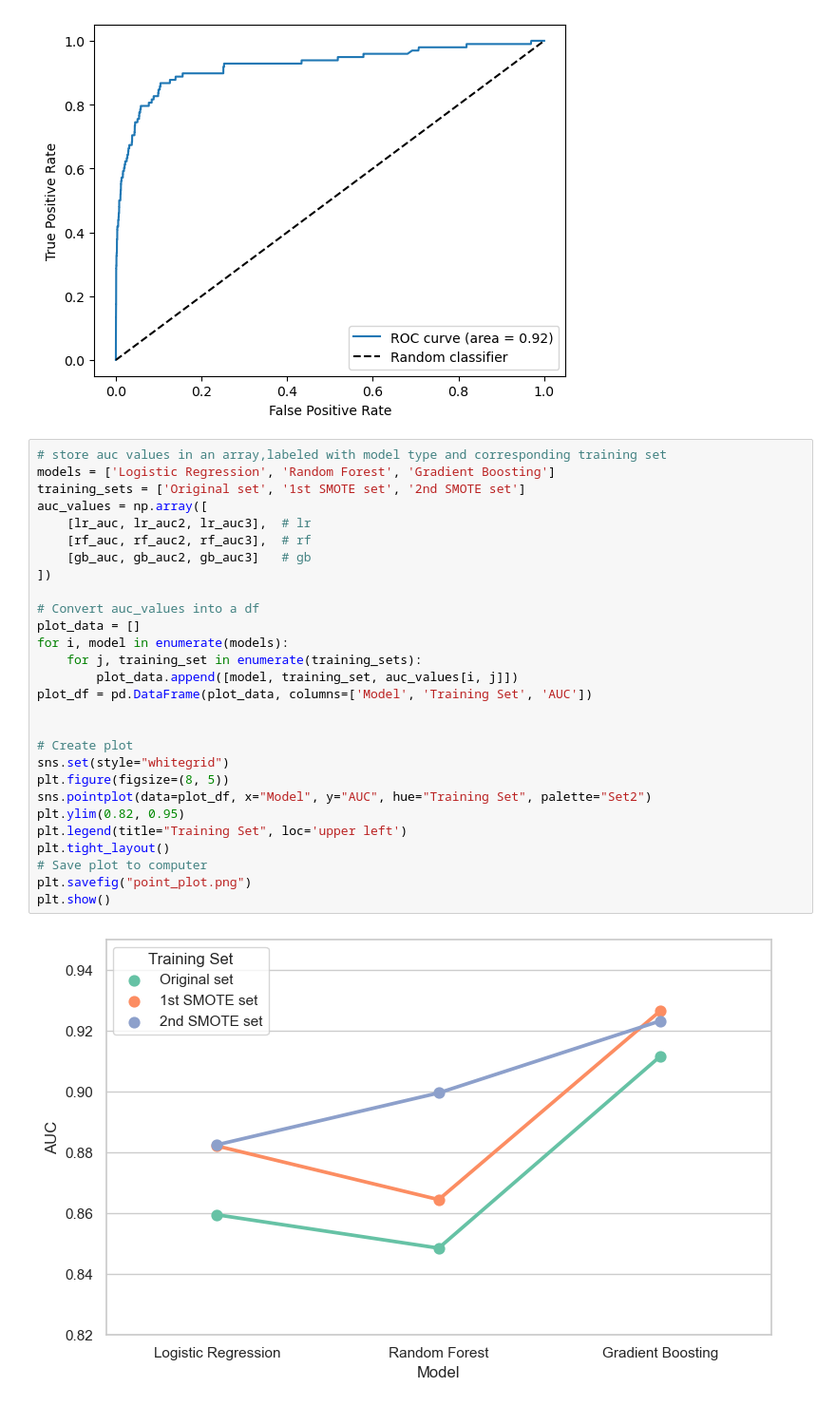
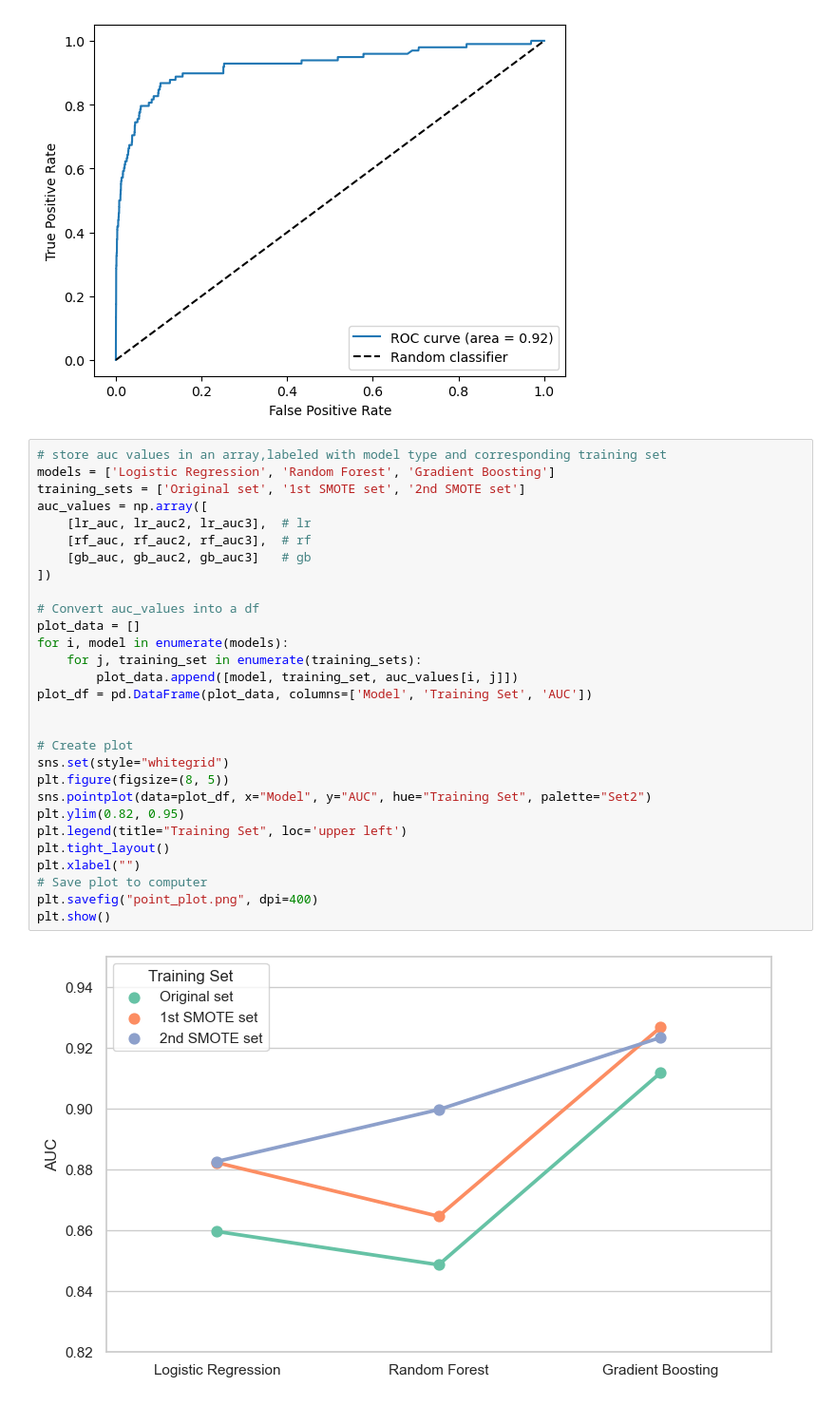
Before and after one commit to KyleDennis25/Credit-Card-Fraud-Detection, a Jupyter notebook: project.ipynb, the cells around one changed output. Shown at 95% size. Drawn from its saved outputs; the diff is of its cells as text.

Commit message:
Update project.ipynb
Added dpi parameter to increase the quality of the point plot. Also got rid of the x axis label of the point plot.

```diff
--- a/project.ipynb
+++ b/project.ipynb
@@ -270,30 +270,31 @@ auc of second SMOTE gb: 0.9232741492770433
 # %%
 # store auc values in an array,labeled with model type and corresponding training set
 models = ['Logistic Regression', 'Random Forest', 'Gradient Boosting']
 training_sets = ['Original set', '1st SMOTE set', '2nd SMOTE set']
 auc_values = np.array([
     [lr_auc, lr_auc2, lr_auc3],  # lr
     [rf_auc, rf_auc2, rf_auc3],  # rf
     [gb_auc, gb_auc2, gb_auc3]   # gb
 ])
 
 # Convert auc_values into a df
 plot_data = []
 for i, model in enumerate(models):
     for j, training_set in enumerate(training_sets):
         plot_data.append([model, training_set, auc_values[i, j]])
 plot_df = pd.DataFrame(plot_data, columns=['Model', 'Training Set', 'AUC'])
 
 
 # Create plot
 sns.set(style="whitegrid")
 plt.figure(figsize=(8, 5))
 sns.pointplot(data=plot_df, x="Model", y="AUC", hue="Training Set", palette="Set2")
 plt.ylim(0.82, 0.95)
 plt.legend(title="Training Set", loc='upper left')
 plt.tight_layout()
+plt.xlabel("")
 # Save plot to computer
-plt.savefig("point_plot.png")
+plt.savefig("point_plot.png", dpi=400)
 plt.show()
 # %% [output]
-[figure, old version]
+[figure, new version]
```
Also changed, not shown: parts of 1 cell of this notebook.
